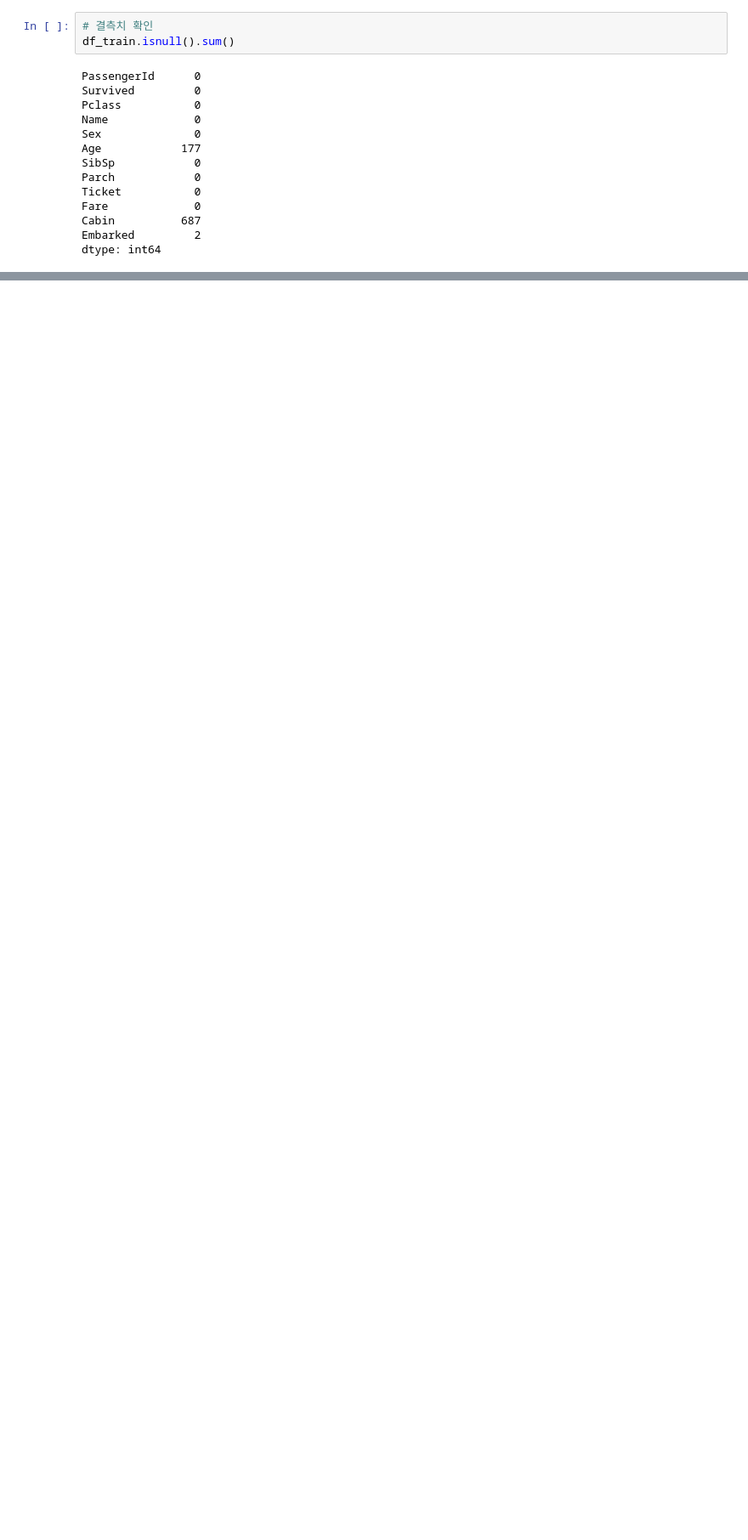
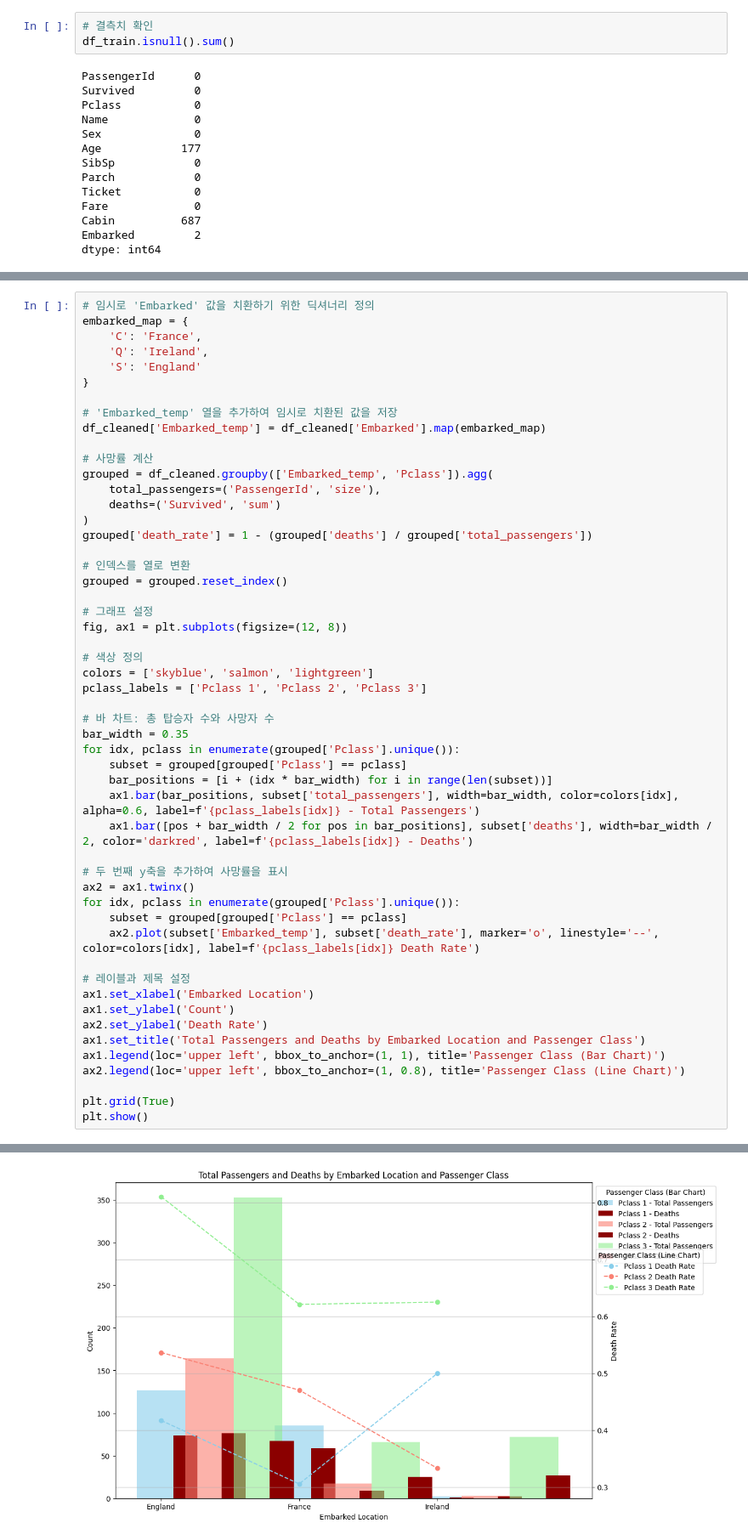
Before and after one commit to taelyne/titanic, a Jupyter notebook: titanic_2.ipynb, the cells around one changed output, grey strips where cells are left out. Shown: that part at 85% size. Saved outputs shown, nothing was run; the diff lists cells and outputs as text; blank space fills up the shorter version.

```diff
--- a/titanic_2.ipynb
+++ b/titanic_2.ipynb
@@ -51,0 +101,53 @@ dtype: int64
+# %%
+# 임시로 'Embarked' 값을 치환하기 위한 딕셔너리 정의
+embarked_map = {
+    'C': 'France',
+    'Q': 'Ireland',
+    'S': 'England'
+}
+
+# 'Embarked_temp' 열을 추가하여 임시로 치환된 값을 저장
+df_cleaned['Embarked_temp'] = df_cleaned['Embarked'].map(embarked_map)
+
+# 사망률 계산
+grouped = df_cleaned.groupby(['Embarked_temp', 'Pclass']).agg(
+    total_passengers=('PassengerId', 'size'),
+    deaths=('Survived', 'sum')
+)
+grouped['death_rate'] = 1 - (grouped['deaths'] / grouped['total_passengers'])
+
+# 인덱스를 열로 변환
+grouped = grouped.reset_index()
+
+# 그래프 설정
+fig, ax1 = plt.subplots(figsize=(12, 8))
+
+# 색상 정의
+colors = ['skyblue', 'salmon', 'lightgreen']
+pclass_labels = ['Pclass 1', 'Pclass 2', 'Pclass 3']
+
+# 바 차트: 총 탑승자 수와 사망자 수
+bar_width = 0.35
+for idx, pclass in enumerate(grouped['Pclass'].unique()):
+    subset = grouped[grouped['Pclass'] == pclass]
+    bar_positions = [i + (idx * bar_width) for i in range(len(subset))]
+    ax1.bar(bar_positions, subset['total_passengers'], width=bar_width, color=colors[idx], alpha=0.6, label=f'{pclass_labels[idx]} - Total Passengers')
+    ax1.bar([pos + bar_width / 2 for pos in bar_positions], subset['deaths'], width=bar_width / 2, color='darkred', label=f'{pclass_labels[idx]} - Deaths')
+
+# 두 번째 y축을 추가하여 사망률을 표시
+ax2 = ax1.twinx()
+for idx, pclass in enumerate(grouped['Pclass'].unique()):
+    subset = grouped[grouped['Pclass'] == pclass]
+    ax2.plot(subset['Embarked_temp'], subset['death_rate'], marker='o', linestyle='--', color=colors[idx], label=f'{pclass_labels[idx]} Death Rate')
+
+# 레이블과 제목 설정
+ax1.set_xlabel('Embarked Location')
+ax1.set_ylabel('Count')
+ax2.set_ylabel('Death Rate')
+ax1.set_title('Total Passengers and Deaths by Embarked Location and Passenger Class')
+ax1.legend(loc='upper left', bbox_to_anchor=(1, 1), title='Passenger Class (Bar Chart)')
+ax2.legend(loc='upper left', bbox_to_anchor=(1, 0.8), title='Passenger Class (Line Chart)')
+
+plt.grid(True)
+plt.show()
+# %% [output]
@@ -51,0 +159 @@ dtype: int64
+[figure, added]
```
Also changed, not shown: parts of 5 cells of this notebook.
